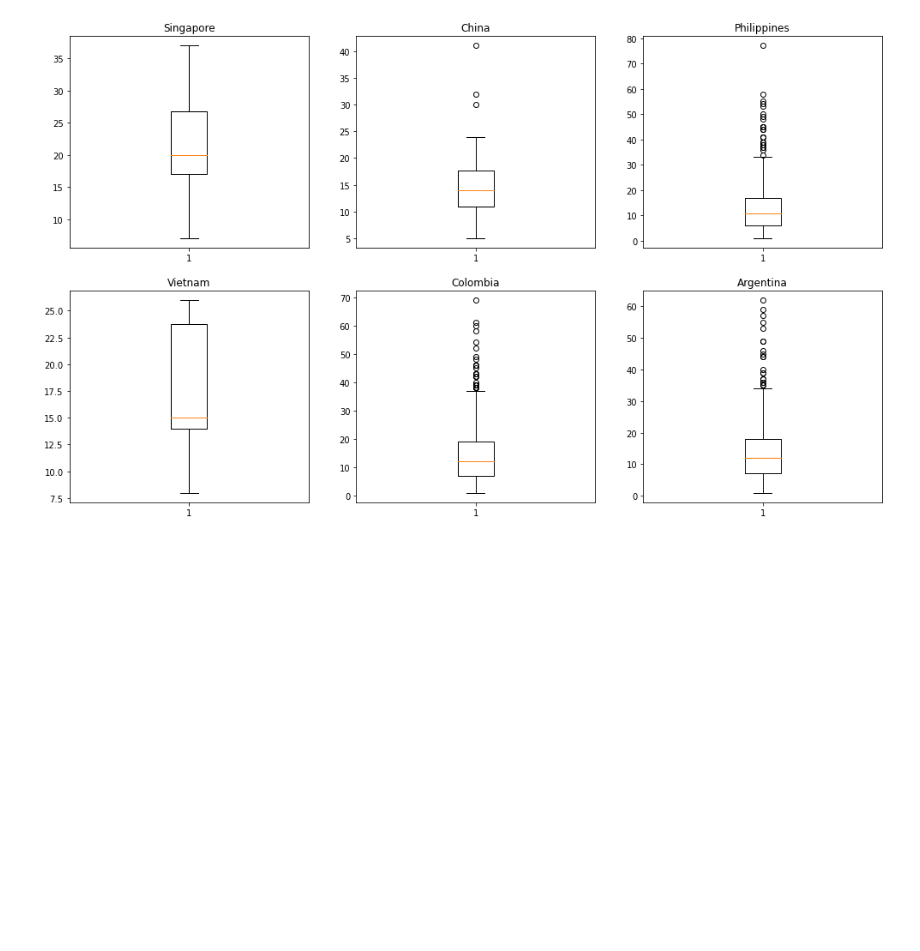
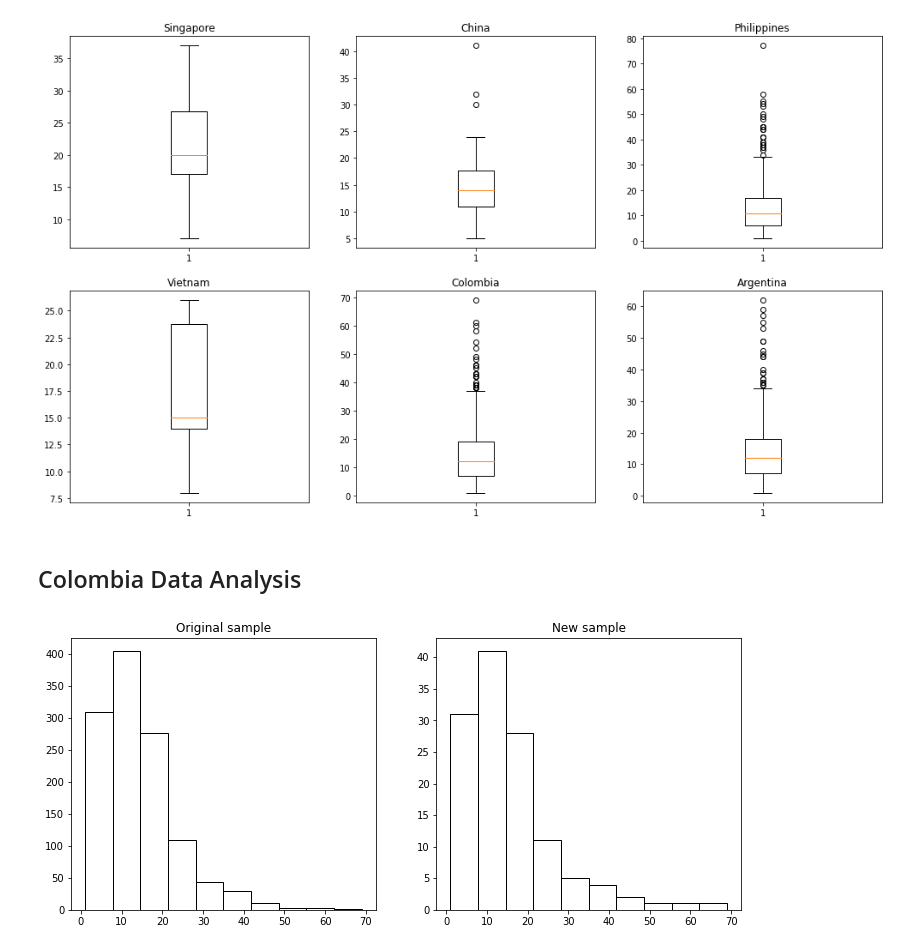
Before and after one commit to juanscr/covid-abms, a Jupyter notebook: misc/data-mining.ipynb, the cells around one changed output. Drawn from its saved outputs; the diff is of its cells as text; code cells hidden in the pictures; blank space fills up the shorter version.

Commit message:
[ misc ] Added colombian analysis.

```diff
--- a/misc/data-mining.ipynb
+++ b/misc/data-mining.ipynb
@@ -279,3 +282,11 @@ plt.savefig("boxplots-per-country.pdf", bbox_inches='tight')
 plt.show()
 # %% [output]
 [figure]
+# %% [markdown]
+## Colombia Data Analysis
+# %%
+colombian_data = np.array(data_per_country['Colombia'])
+# %%
+reduced_data_col = reduce_sample(colombian_data, 0.9)
+# %% [output]
+[figure, added]
```
Also changed, not shown: parts of 2 cells of this notebook, 1 other file.
